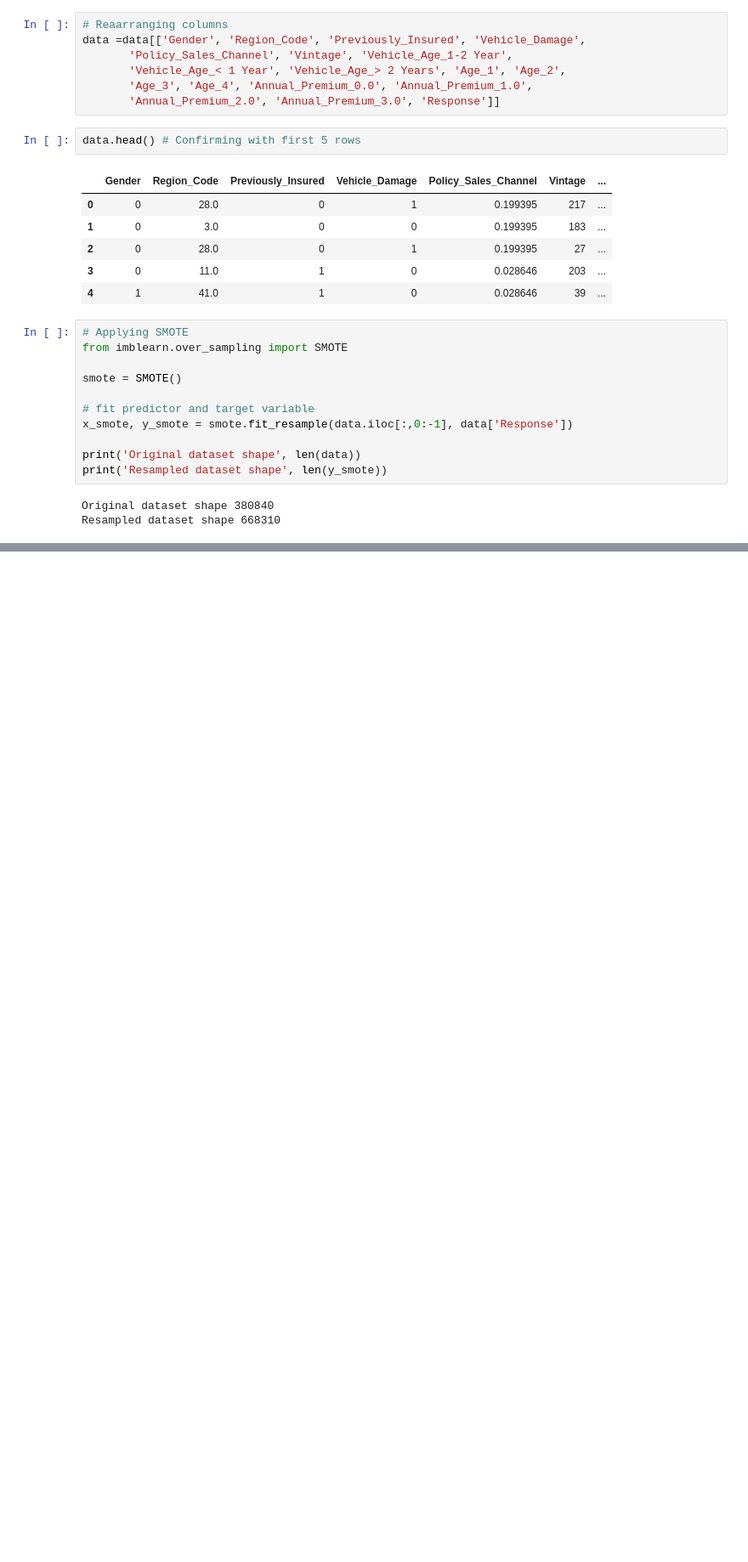
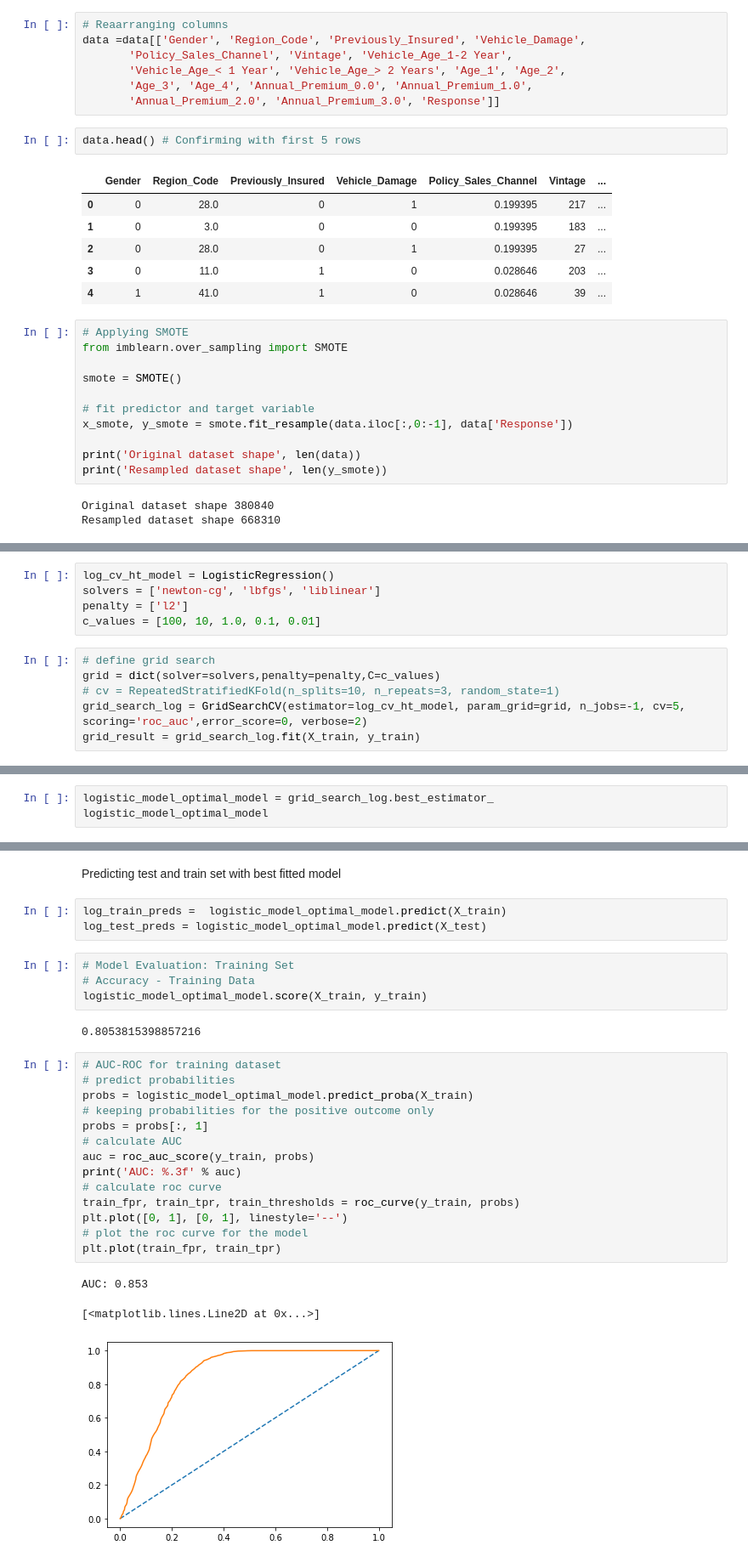
Before and after one commit to agrawalkunal2/insurance-cross_sell, a Jupyter notebook: HEALTH_INSURANCE_CROSS_SELL_PREDICTION.ipynb, the cells around one changed output, grey strips where cells are left out. Shown at 85% size. Cells and saved outputs as stored; diff of their text form; blank space fills up the shorter version.

```diff
--- a/HEALTH_INSURANCE_CROSS_SELL_PREDICTION.ipynb
+++ b/HEALTH_INSURANCE_CROSS_SELL_PREDICTION.ipynb
@@ -848,0 +976,11 @@ Resampled dataset shape 668310
+# %%
+log_cv_ht_model = LogisticRegression()
+solvers = ['newton-cg', 'lbfgs', 'liblinear']
+penalty = ['l2']
+c_values = [100, 10, 1.0, 0.1, 0.01]
+# %%
+# define grid search
+grid = dict(solver=solvers,penalty=penalty,C=c_values)
+# cv = RepeatedStratifiedKFold(n_splits=10, n_repeats=3, random_state=1)
+grid_search_log = GridSearchCV(estimator=log_cv_ht_model, param_grid=grid, n_jobs=-1, cv=5, scoring='roc_auc',error_score=0, verbose=2)
+grid_result = grid_search_log.fit(X_train, y_train)
@@ -848,0 +992,3 @@ Resampled dataset shape 668310
+# %%
+logistic_model_optimal_model = grid_search_log.best_estimator_
+logistic_model_optimal_model
@@ -848,0 +1009,29 @@ Resampled dataset shape 668310
+# %% [markdown]
+Predicting test and train set with best fitted model
+# %%
+log_train_preds =  logistic_model_optimal_model.predict(X_train)
+log_test_preds = logistic_model_optimal_model.predict(X_test)
+# %%
+# Model Evaluation: Training Set
+# Accuracy - Training Data
+logistic_model_optimal_model.score(X_train, y_train)
+# %% [output]
+0.8053815398857216
+# %%
+# AUC-ROC for training dataset
+# predict probabilities
+probs = logistic_model_optimal_model.predict_proba(X_train)
+# keeping probabilities for the positive outcome only
+probs = probs[:, 1]
+# calculate AUC
+auc = roc_auc_score(y_train, probs)
+print('AUC: %.3f' % auc)
+# calculate roc curve
+train_fpr, train_tpr, train_thresholds = roc_curve(y_train, probs)
+plt.plot([0, 1], [0, 1], linestyle='--')
+# plot the roc curve for the model
+plt.plot(train_fpr, train_tpr)
+# %% [output]
+AUC: 0.853
+[<matplotlib.lines.Line2D at 0x...>]
+[figure, added]
```
Also changed, not shown: parts of 64 cells of this notebook.
